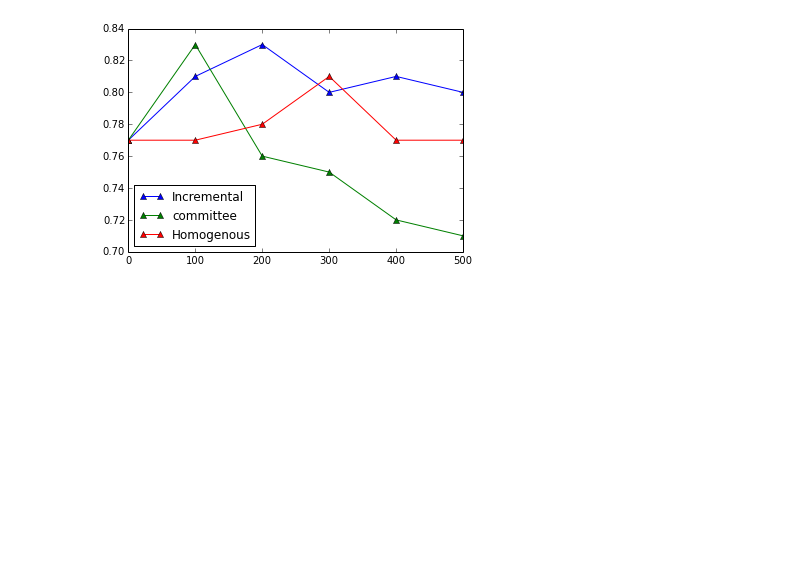
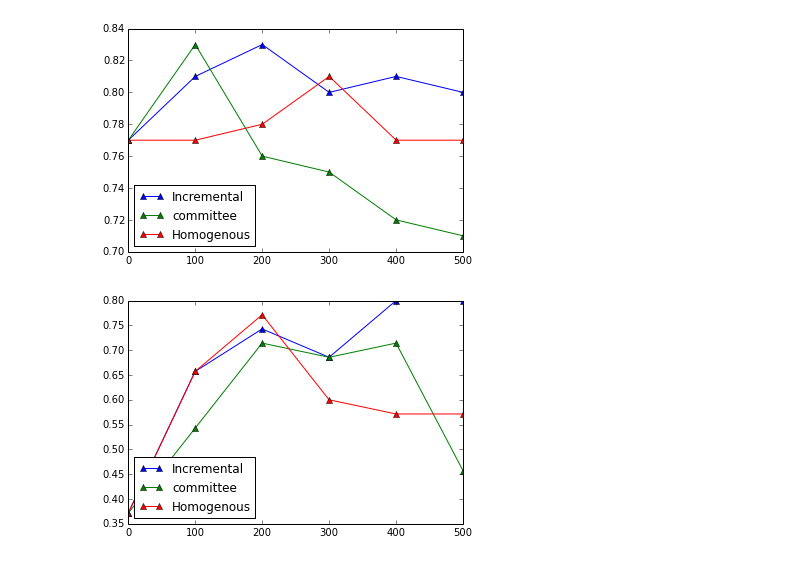
Before and after one commit to xingfanxia/comps_ediscovery, a Jupyter notebook: kimj4_exps/incremental.ipynb, the cells around one changed output. Saved outputs shown, nothing was run; the diff lists cells and outputs as text; code cells hidden in the pictures; blank space fills up the shorter version.

Commit message:
added plots for precision, accuracy, f1, recall

```diff
--- a/kimj4_exps/incremental.ipynb
+++ b/kimj4_exps/incremental.ipynb
@@ -392,3 +392,19 @@ plt.draw()
 plt.show()
 # %% [output]
 [figure]
+# %%
+#plot some data
+x = range(0,600,100)
+
+fig=plt.figure()
+ax=fig.add_subplot(111)
+
+ax.plot(x, inc_prec, marker="^", label="Incremental")
+ax.plot(x, comm_prec, marker="^", label="committee")
+ax.plot(x, hom_prec, marker = "^", label="Homogenous")
+
+plt.legend(loc=3)
+plt.draw()
+plt.show()
+# %% [output]
+[figure, added]
```
Also changed, not shown: parts of 2 cells of this notebook.
